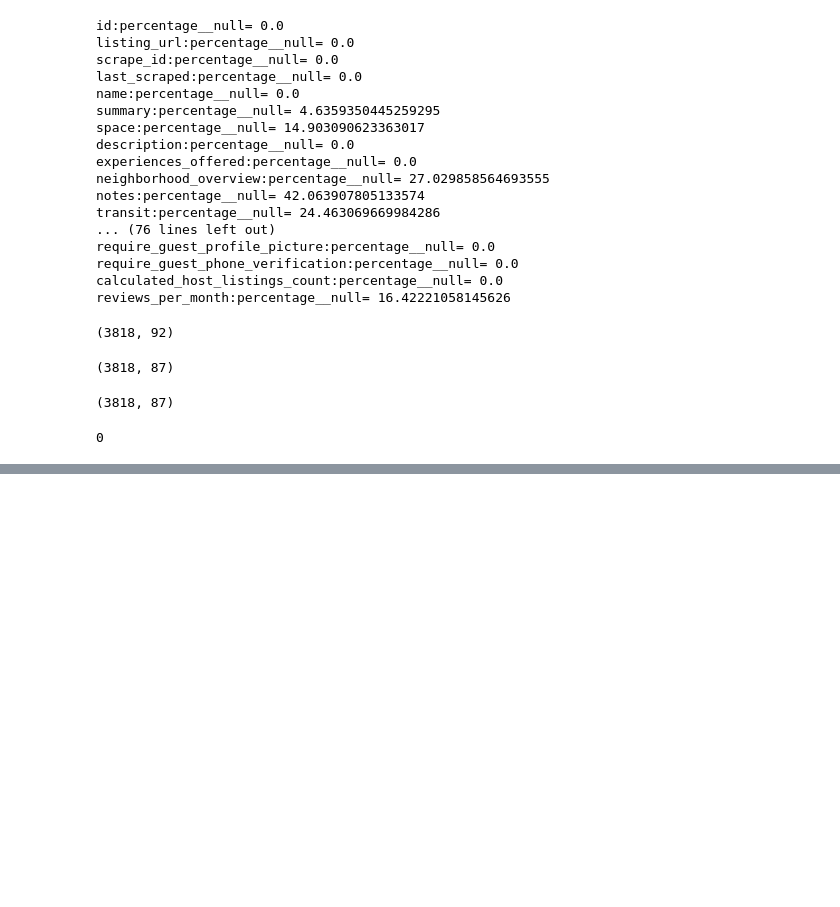
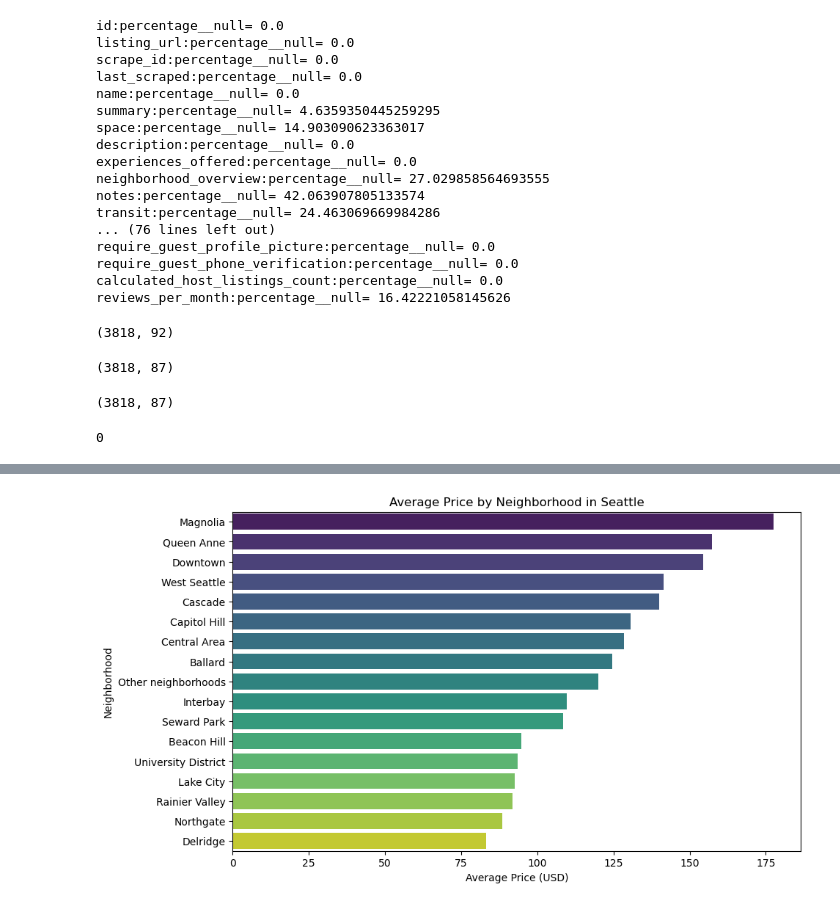
Before and after one commit to Rlours/Airbnb-Listings, a Jupyter notebook: Airbnb_Analysis.ipynb, the cells around one changed output, grey strips where cells are left out. Cells and saved outputs as stored; diff of their text form; code cells hidden in the pictures; blank space fills up the shorter version.

```diff
--- a/Airbnb_Analysis.ipynb
+++ b/Airbnb_Analysis.ipynb
@@ -174,0 +212,12 @@ The mean (127.98) is higher than the median (100.00), suggesting a possible righ
+# %%
+avg_price_by_neighbourhood_group=(df_listings_modified.groupby("neighbourhood_group_cleansed")["price"].mean().reset_index()
+    .sort_values(by='price', ascending=False))
+# %%
+plt.figure(figsize=(10,6))
+sns.barplot(x="price",y="neighbourhood_group_cleansed",data=avg_price_by_neighbourhood_group,palette="viridis")
+plt.title('Average Price by Neighborhood in Seattle')
+plt.xlabel('Average Price (USD)')
+plt.ylabel('Neighborhood')
+plt.show()
+# %% [output]
+[figure, added]
```
Also changed, not shown: parts of 44 cells of this notebook, 2 other files.
